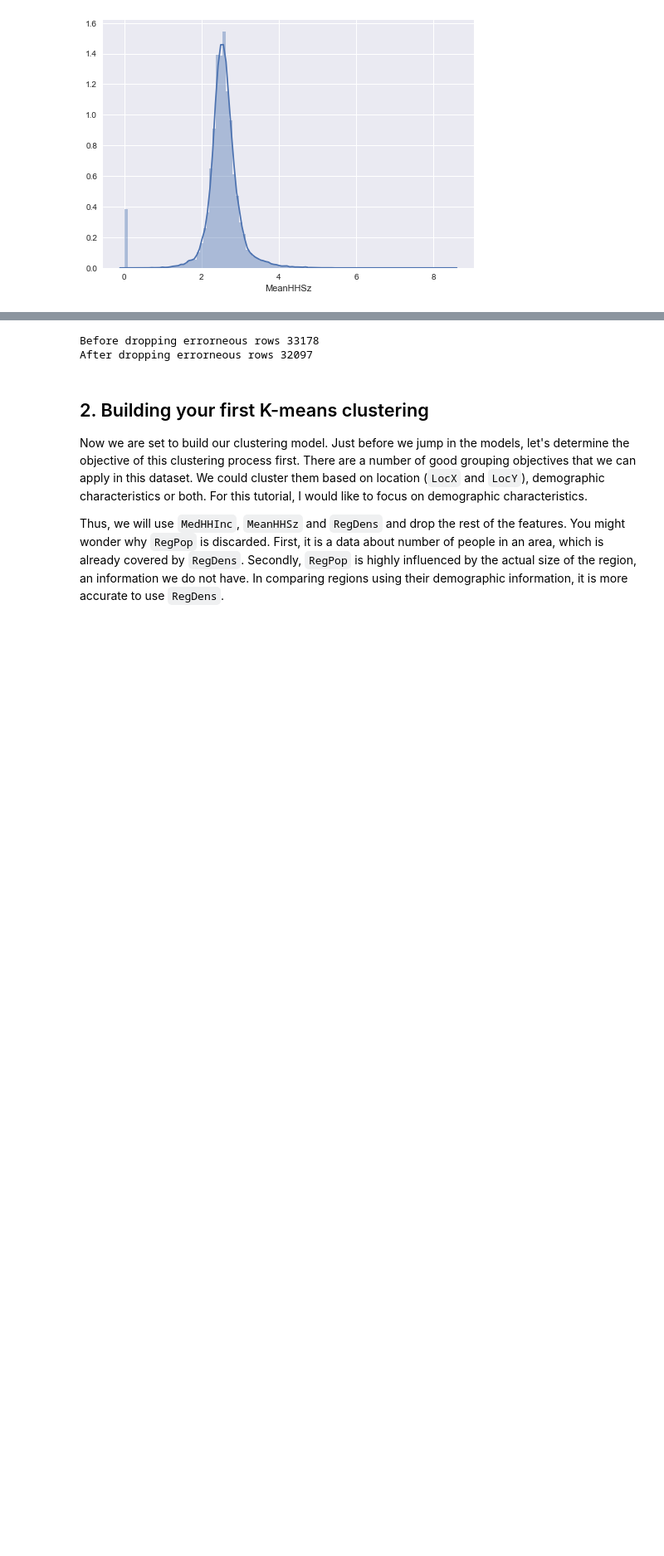
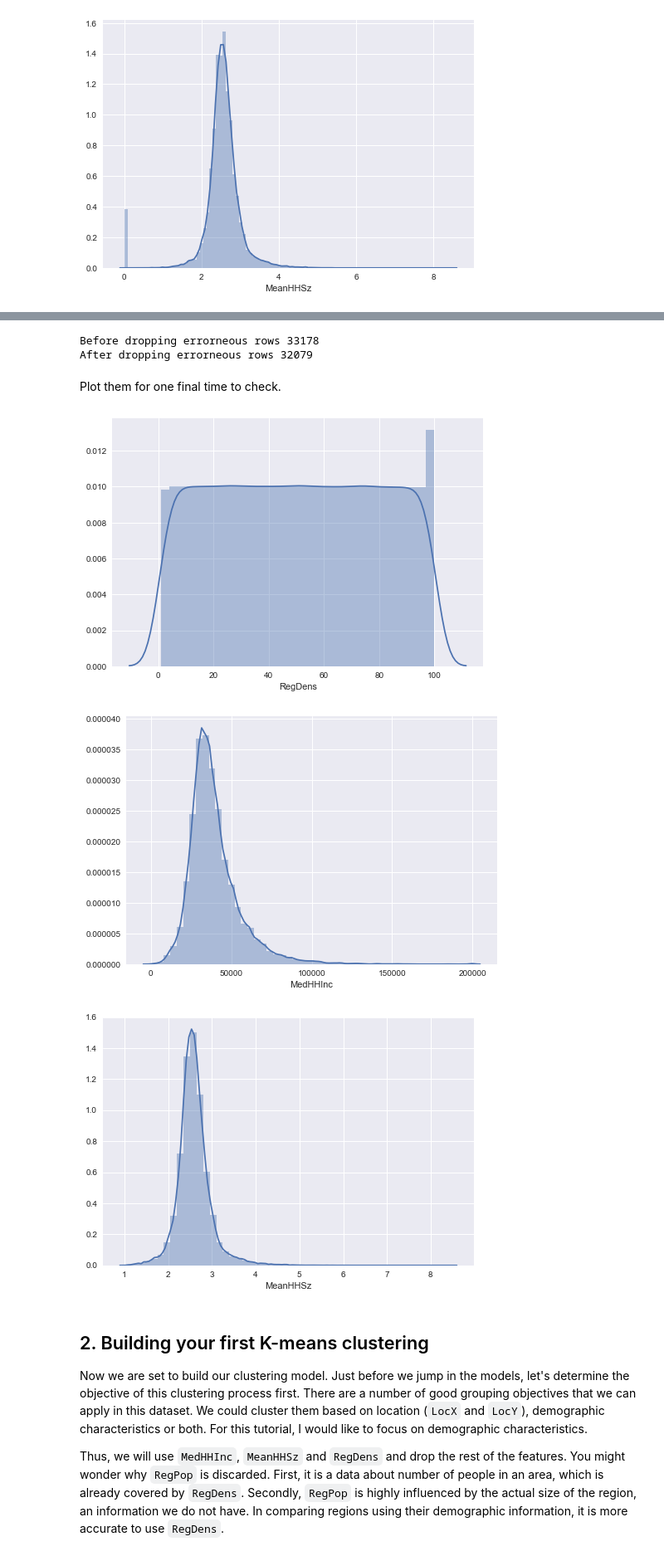
Before and after one commit to liehendi11/cab330tutorials, a Jupyter notebook: week6.ipynb, the cells around one changed output, grey strips where cells are left out. Shown at 83% size. Cells and saved outputs as stored; diff of their text form; code cells hidden in the pictures; blank space fills up the shorter version.

```diff
--- a/week6.ipynb
+++ b/week6.ipynb
@@ -95,14 +111,33 @@ FacetGrid shows that errorneous data in `MeanHHSz` are correlated with errorneou
 # before
 print("Before dropping errorneous rows", len(df))
 
-# a very easy way to drop rows with MeanHHSz values below 0.1
-df = df[df['MeanHHSz'] >= 0.1]
+# a very easy way to drop rows with MeanHHSz values below 1
+df = df[df['MeanHHSz'] >= 1]
 
 # after
 print("After dropping errorneous rows", len(df))
 # %% [output]
 Before dropping errorneous rows 33178
-After dropping errorneous rows 32097
+After dropping errorneous rows 32079
+# %% [markdown]
+Plot them for one final time to check.
+# %%
+# Distribution of RegDens
+regdens_dist = sns.distplot(df['RegDens'].dropna())
+plt.show()
+
+# Distribution of MedHHInc
+medhhinc_dist = sns.distplot(df['MedHHInc'].dropna())
+plt.show()
+
+# Distribution of MeanHHSz
+meanhhsz_dist = sns.distplot(df['MeanHHSz'].dropna())
+
+plt.show()
+# %% [output]
+[figure, added]
+[figure, added]
+[figure, added]
 # %% [markdown]
 ## 2. Building your first K-means clustering<a name="clustering"></a>
 
```
Also changed, not shown: parts of 39 cells of this notebook.
